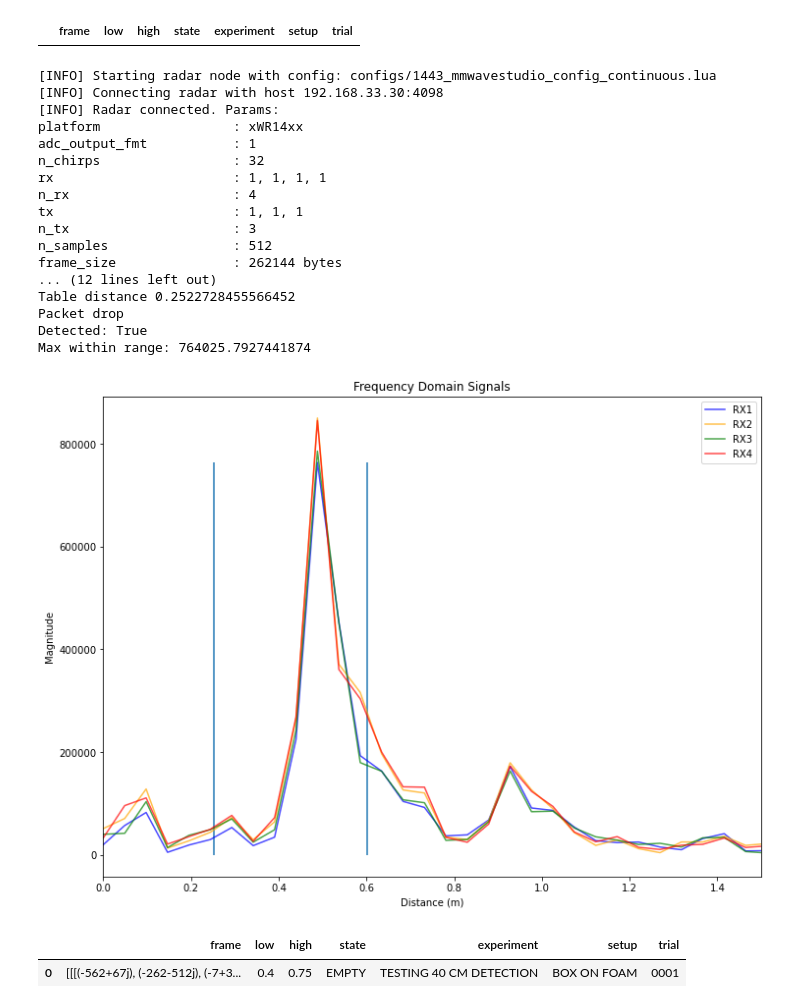
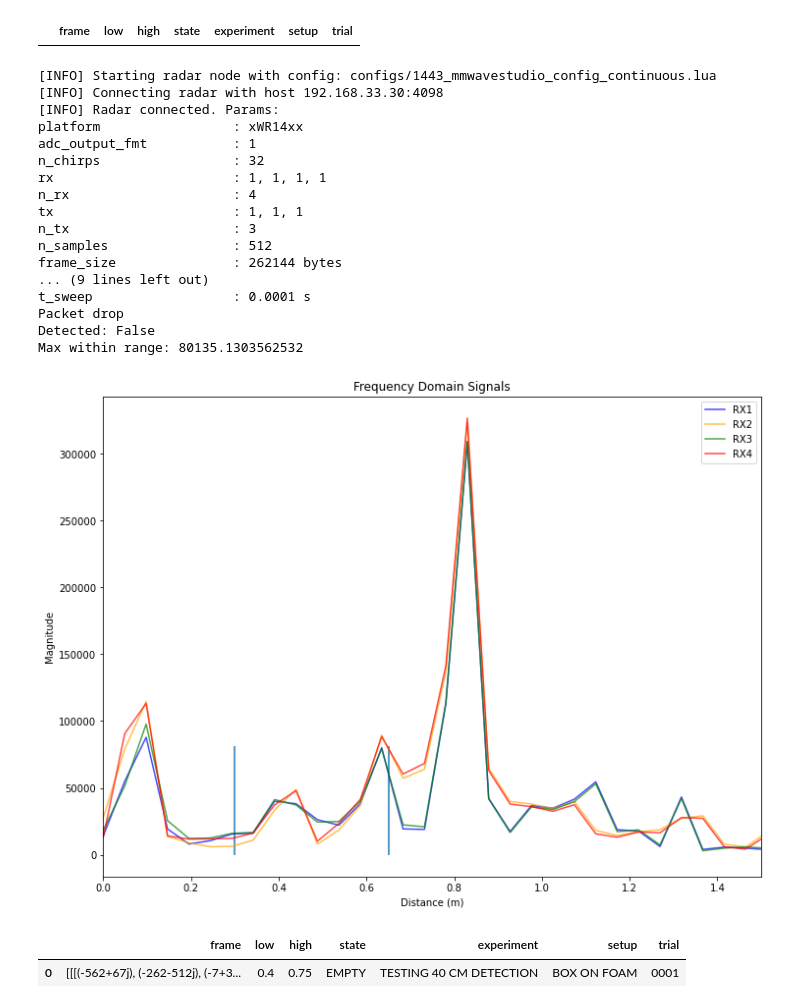
Before and after one commit to arlaptiev/sk_mmwave, a Jupyter notebook: snap.ipynb, the cells around one changed output. Drawn from its saved outputs; the diff is of its cells as text; code cells hidden in the pictures.

```diff
--- a/snap.ipynb
+++ b/snap.ipynb
@@ -24,9 +24,9 @@ df.head()
 # %%
 EXPERIMENT = 'TESTING 60 CM DETECTION'
 SETUP = 'BOX ON FOAM'
-TRIAL = '0010'
-#STATE = 'EMPTY'
-STATE = 'FULL'
+TRIAL = '0005'
+STATE = 'EMPTY'
+#STATE = 'FULL'
 
 # === connect to radar
 args = SimpleNamespace(**{
@@ -43,11 +43,11 @@ FREQ_SLOPE = radar.params['chirp_slope']                # frequency slope in Hz
 
 
 # === connect to phone
-lidar = Lidar()
-img, depth_map, meta = lidar.read()
-floor_dist, box_dist, table_dist = detect_planes_and_box(img, depth_map, meta)
-print('Table distance', table_dist)
-#table_dist = 0.4
+# lidar = Lidar()
+# img, depth_map, meta = lidar.read()
+# floor_dist, box_dist, table_dist = detect_planes_and_box(img, depth_map, meta)
+# print('Table distance', table_dist)
+table_dist = 0.3
 box_height = 0.35
 LOW = table_dist
 HIGH = table_dist + box_height
@@ -96,38 +96,38 @@ plt.title('Frequency Domain Signals')
 plt.xlabel('Distance (m)')
 plt.ylabel('Magnitude')
 plt.legend()
 plt.xlim(0,1.5)
 
 
 df.loc[-1] = [frame, LOW, HIGH, STATE, EXPERIMENT, SETUP, TRIAL]
 df.index = df.index + 1  # shifting index
 df = df.sort_index()  # sorting by index
 df.tail()
 
 # save df
 import datetime
 now = datetime.datetime.now()
 timestamp = now.strftime("%Y-%m-%d_%H-%M-%S")
 df.to_pickle(f'data/snap/snap_{timestamp}.pkl')
 # %% [output]
 [INFO] Starting radar node with config: configs/1443_mmwavestudio_config_continuous.lua
 [INFO] Connecting radar with host 192.168.33.30:4098
 [INFO] Radar connected. Params:
 platform                 : xWR14xx
 adc_output_fmt           : 1
 n_chirps                 : 32
 rx                       : 1, 1, 1, 1
 n_rx                     : 4
 tx                       : 1, 1, 1
 n_tx                     : 3
 n_samples                : 512
 frame_size               : 262144 bytes
-... (12 lines left out)
-Table distance 0.2522728455566452
+... (9 lines left out)
+t_sweep                  : 0.0001 s
 Packet drop
-Detected: True
-Max within range: 764025.7927441874
+Detected: False
+Max within range: 80135.1303562532
-[figure, old version]
+[figure, new version]
 # %%
 df.loc[-1] = [frame, LOW, HIGH, STATE, EXPERIMENT, SETUP, TRIAL]
 df.index = df.index + 1  # shifting index
```
